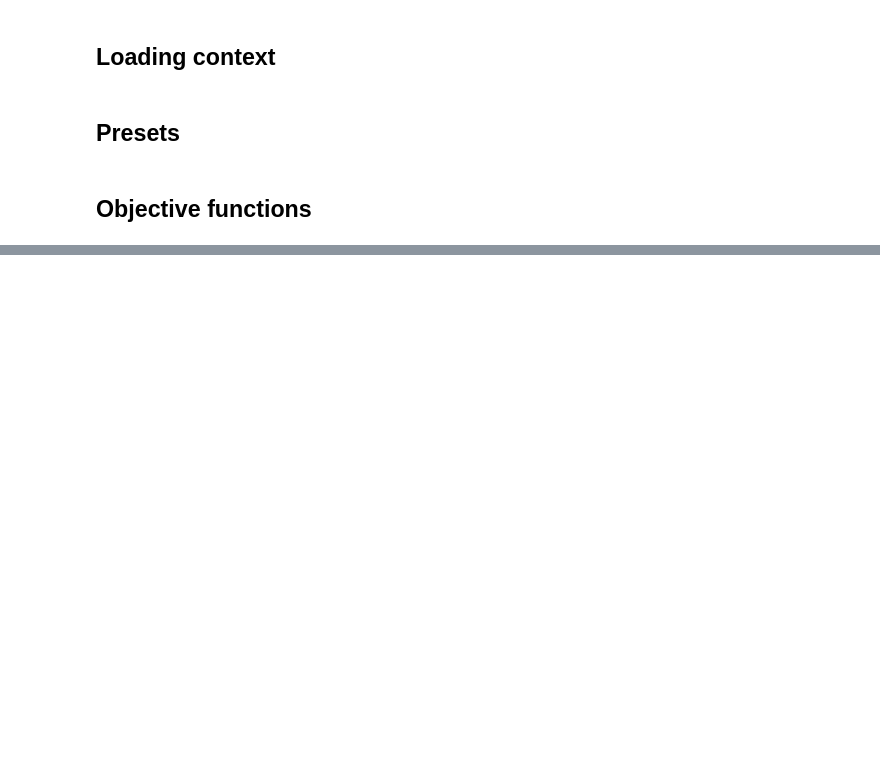
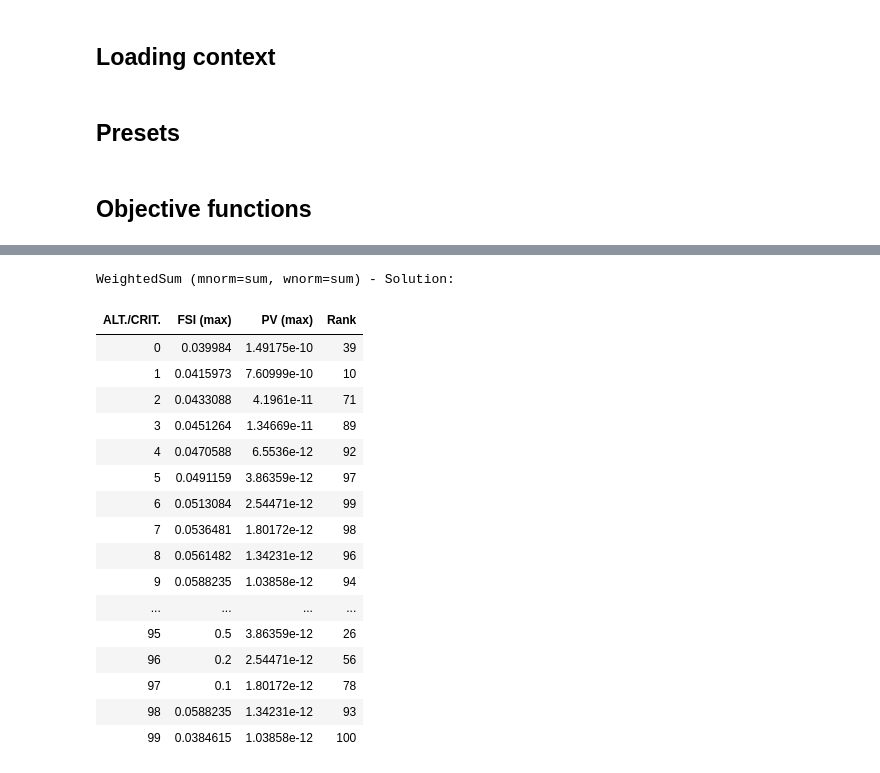
Before and after one commit to Maxketelaar/thesis, a Jupyter notebook: notebooks/stage1_MCDA_SCIKIT.ipynb, the cells around one changed output, grey strips where cells are left out. Saved outputs shown, nothing was run; the diff lists cells and outputs as text; code cells hidden in the pictures; blank space fills up the shorter version.

```diff
--- a/notebooks/stage1_MCDA_SCIKIT.ipynb
+++ b/notebooks/stage1_MCDA_SCIKIT.ipynb
@@ -51,0 +170,59 @@ def PV_lowres(floors, width, length, rotation, goal = PV_req):
+# %%
+lst2 = []
+scale = int(c1/1000)
+indices2 = []
+# for i in range(scale):
+#     for j in range(int(c4)):
+#         proj_list = []
+#         FSI_score = FSI_real(j,i*1000)
+#         PV_score = PV_real(j,i*1000)
+#         proj_list.append(FSI_score)
+#         proj_list.append(PV_score)
+#         lst2.append([FSI_score, PV_score])
+
+for floors in range(int(c4)):
+    for area in range(scale):
+        realfloors = floors+1
+        realarea = area+1
+        proj_list = []
+        FSI_score = FSI_real(realfloors,realarea*1000)
+        PV_score = PV_real(realfloors,realarea*1000)
+        proj_list.append(FSI_score)
+        proj_list.append(PV_score)
+        lst2.append([FSI_score, PV_score])
+        indices2.append([realfloors, realarea*1000])
+# %%
+data2 = Data(
+    # alternative matrix
+    mtx=lst2,
+
+    # optimal sense
+    criteria=[max, max],
+
+    # names of alternatives and criteria
+    anames=list(id for id, val in enumerate(lst1)),
+    cnames=["FSI", "PV"]
+)
+# %%
+dm = simple.WeightedSum()
+dec = dm.decide(data2)
+dec
+# %% [output]
+WeightedSum (mnorm=sum, wnorm=sum) - Solution:
+| ALT./CRIT. | FSI (max) | PV (max) | Rank |
+| 0 | 0.039984 | 1.49175e-10 | 39 |
+| 1 | 0.0415973 | 7.60999e-10 | 10 |
+| 2 | 0.0433088 | 4.1961e-11 | 71 |
+| 3 | 0.0451264 | 1.34669e-11 | 89 |
+| 4 | 0.0470588 | 6.5536e-12 | 92 |
+| 5 | 0.0491159 | 3.86359e-12 | 97 |
+| 6 | 0.0513084 | 2.54471e-12 | 99 |
+| 7 | 0.0536481 | 1.80172e-12 | 98 |
+| 8 | 0.0561482 | 1.34231e-12 | 96 |
+| 9 | 0.0588235 | 1.03858e-12 | 94 |
+| ... | ... | ... | ... |
+| 95 | 0.5 | 3.86359e-12 | 26 |
+| 96 | 0.2 | 2.54471e-12 | 56 |
+| 97 | 0.1 | 1.80172e-12 | 78 |
+| 98 | 0.0588235 | 1.34231e-12 | 93 |
+| 99 | 0.0384615 | 1.03858e-12 | 100 |
```
Also changed, not shown: parts of 9 cells of this notebook, 32 other files.
